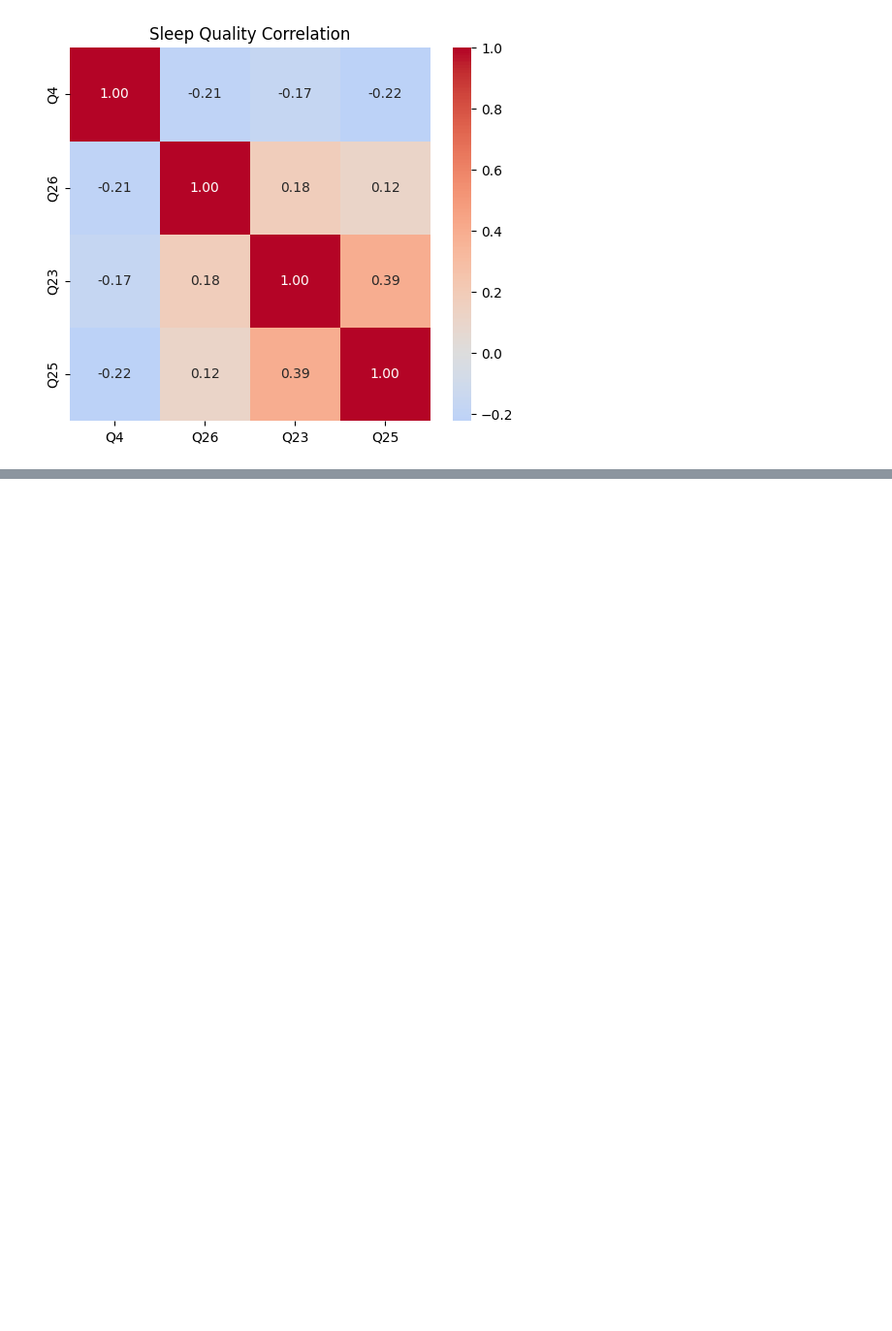
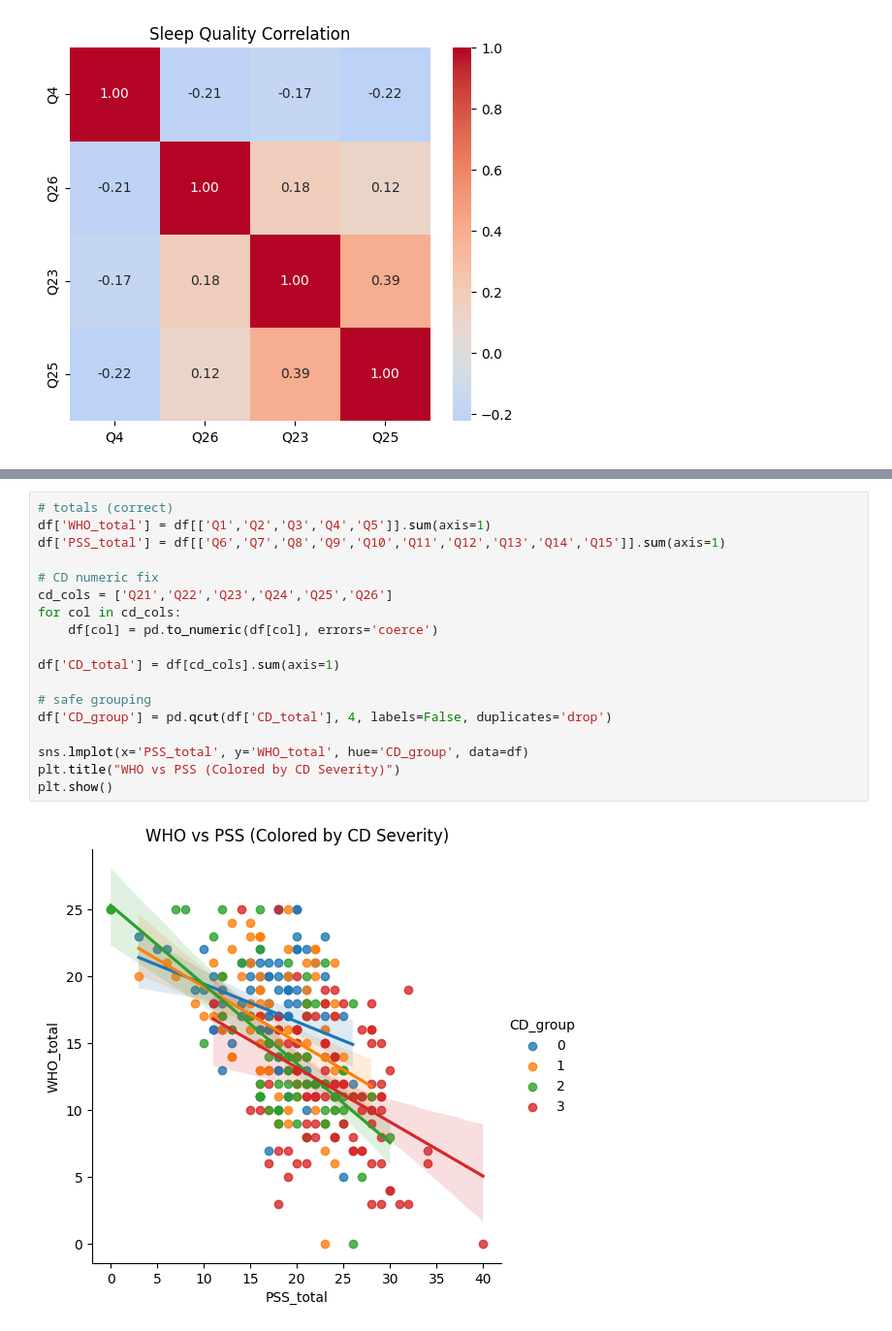
Before and after one commit to Anirudh-Iyer32/Minor-Project, a Jupyter notebook: Notebooks/analysis_2.ipynb, the cells around one changed output, grey strips where cells are left out. Shown at 97% size. Drawn from its saved outputs; the diff is of its cells as text; blank space fills up the shorter version.

```diff
--- a/Notebooks/analysis_2.ipynb
+++ b/Notebooks/analysis_2.ipynb
@@ -55,0 +75,20 @@ plt.show()
+# %%
+# totals (correct)
+df['WHO_total'] = df[['Q1','Q2','Q3','Q4','Q5']].sum(axis=1)
+df['PSS_total'] = df[['Q6','Q7','Q8','Q9','Q10','Q11','Q12','Q13','Q14','Q15']].sum(axis=1)
+
+# CD numeric fix
+cd_cols = ['Q21','Q22','Q23','Q24','Q25','Q26']
+for col in cd_cols:
+    df[col] = pd.to_numeric(df[col], errors='coerce')
+
+df['CD_total'] = df[cd_cols].sum(axis=1)
+
+# safe grouping
+df['CD_group'] = pd.qcut(df['CD_total'], 4, labels=False, duplicates='drop')
+
+sns.lmplot(x='PSS_total', y='WHO_total', hue='CD_group', data=df)
+plt.title("WHO vs PSS (Colored by CD Severity)")
+plt.show()
+# %% [output]
+[figure, added]
```
Also changed, not shown: parts of 9 cells of this notebook, 9 other files.
